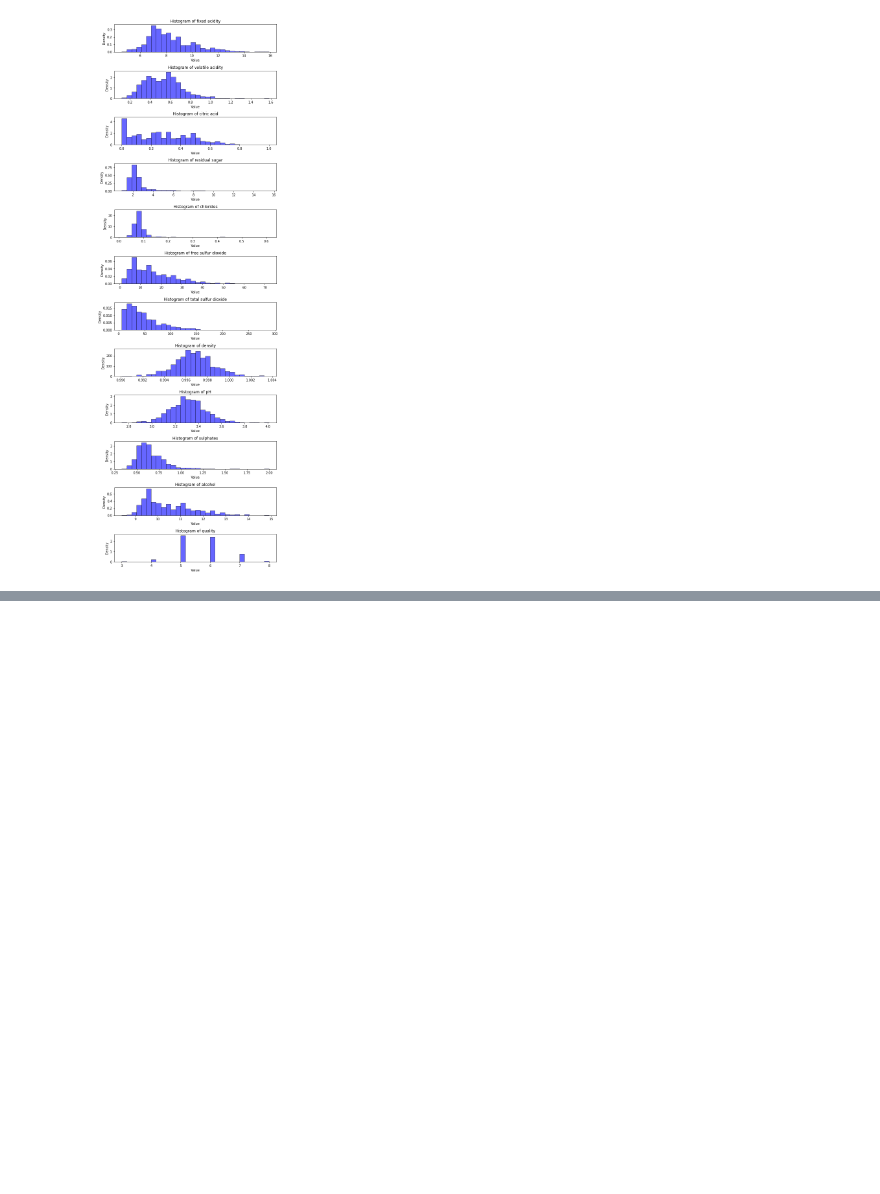
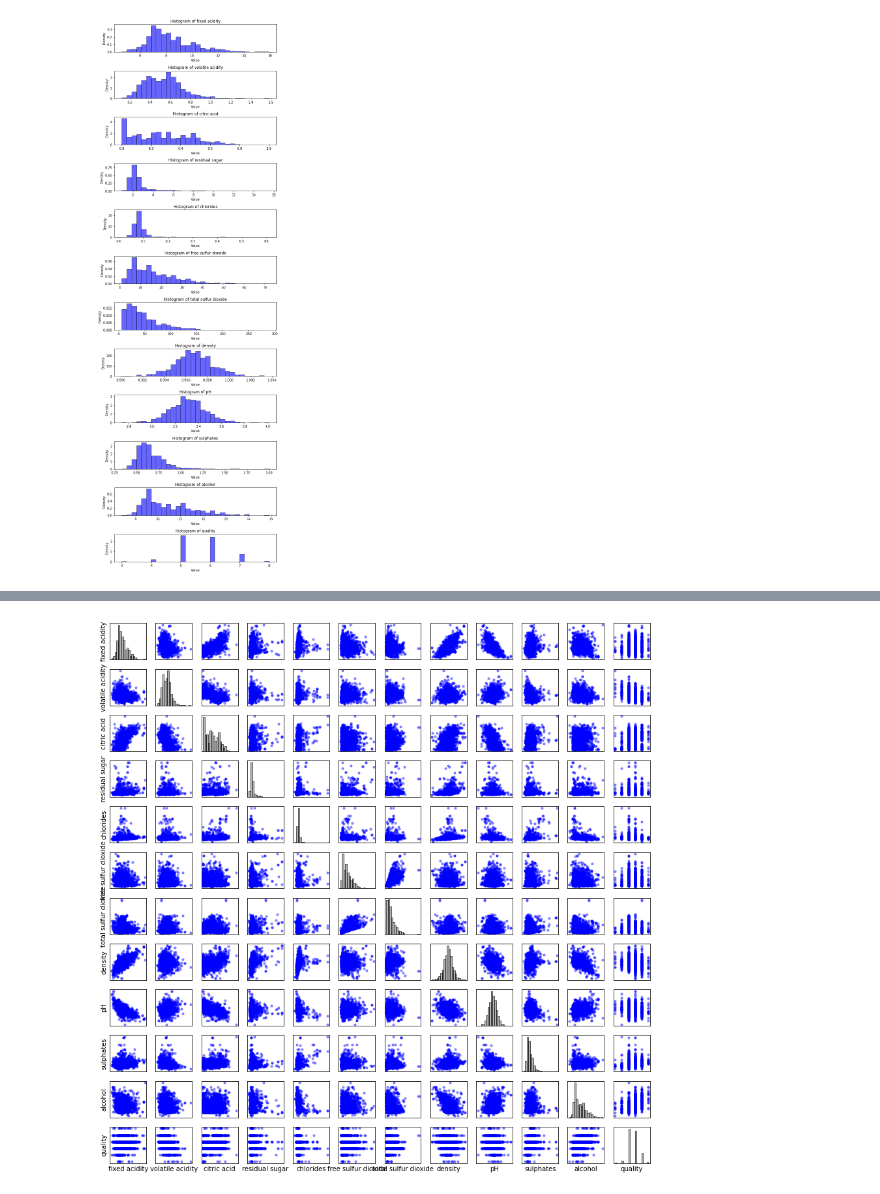
Before and after one commit to SaianPatel/InferentialStatistics, a Jupyter notebook: Coursework/Data_Exploration.ipynb, the cells around one changed output, grey strips where cells are left out. Cells and saved outputs as stored; diff of their text form; code cells hidden in the pictures; blank space fills up the shorter version.

```diff
--- a/Coursework/Data_Exploration.ipynb
+++ b/Coursework/Data_Exploration.ipynb
@@ -130,0 +158,39 @@ plt.show()
+# %%
+import matplotlib.pyplot as plt
+import pandas as pd
+import numpy as np
+
+# Load the dataset
+df = pd.read_csv("Data/winequality-red.csv")
+
+# Number of features (n x n grid)
+num_features = len(df.columns)
+fig, axes = plt.subplots(nrows=num_features, ncols=num_features, figsize=(12, 12))
+
+# Loop through each pair of features
+for i, col1 in enumerate(df.columns):
+    for j, col2 in enumerate(df.columns):
+        ax = axes[i, j]  # Select subplot
+
+        if i == j:
+            # Plot histogram on the diagonal
+            ax.hist(df[col1], bins=20, color="gray", alpha=0.6, edgecolor="black")
+        else:
+            # Scatter plot for feature relationships
+            ax.scatter(df[col2], df[col1], alpha=0.4, s=10, color="blue")
+
+        # Remove ticks for better readability
+        ax.set_xticks([])
+        ax.set_yticks([])
+
+        # Add feature labels only on the edges
+        if j == 0:
+            ax.set_ylabel(col1)
+        if i == num_features - 1:
+            ax.set_xlabel(col2)
+
+# Adjust layout and show the plot
+plt.tight_layout()
+plt.show()
+# %% [output]
+[figure, added]
```
Also changed, not shown: parts of 1 cell of this notebook.
